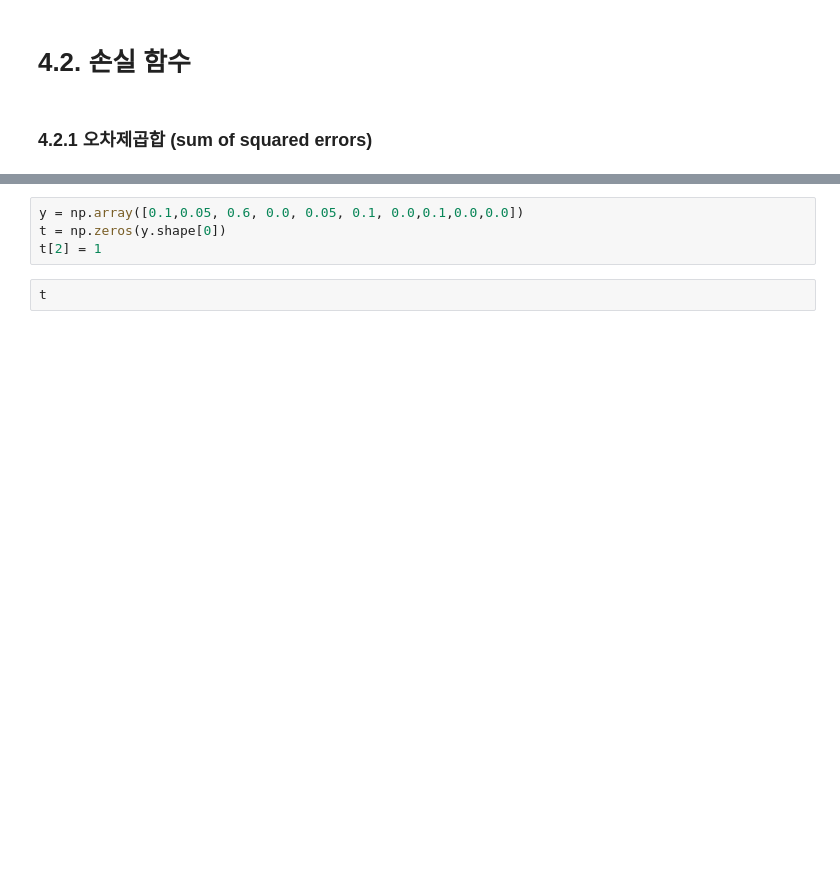
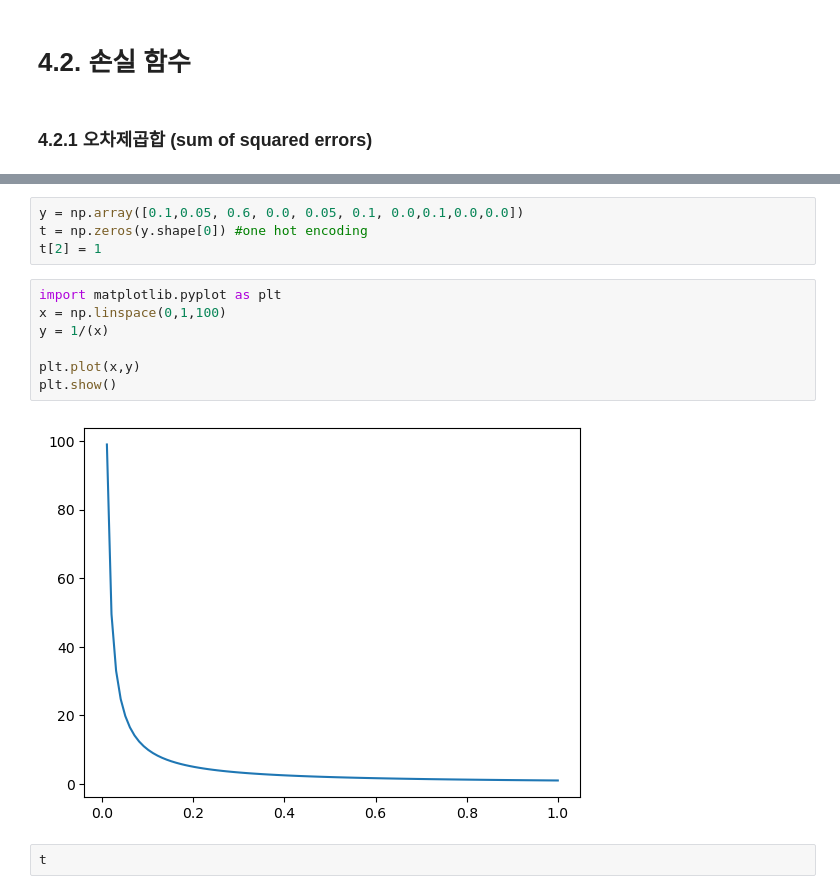
Before and after one commit to seuyon0101/aiffel, a Jupyter notebook: deep_learning_from_scratch/chp 4.ipynb, the cells around one changed output, grey strips where cells are left out. Drawn from its saved outputs; the diff is of its cells as text; blank space fills up the shorter version.

```diff
--- a/deep_learning_from_scratch/chp 4.ipynb
+++ b/deep_learning_from_scratch/chp 4.ipynb
@@ -28,7 +48,16 @@ import numpy as np
 # %%
 y = np.array([0.1,0.05, 0.6, 0.0, 0.05, 0.1, 0.0,0.1,0.0,0.0])
-t = np.zeros(y.shape[0])
+t = np.zeros(y.shape[0]) #one hot encoding
 t[2] = 1
+# %%
+import matplotlib.pyplot as plt
+x = np.linspace(0,1,100)
+y = 1/(x)
+
+plt.plot(x,y)
+plt.show()
+# %% [output]
+[figure, added]
 # %%
 t
 # %% [output]
```
Also changed, not shown: parts of 27 cells of this notebook.
